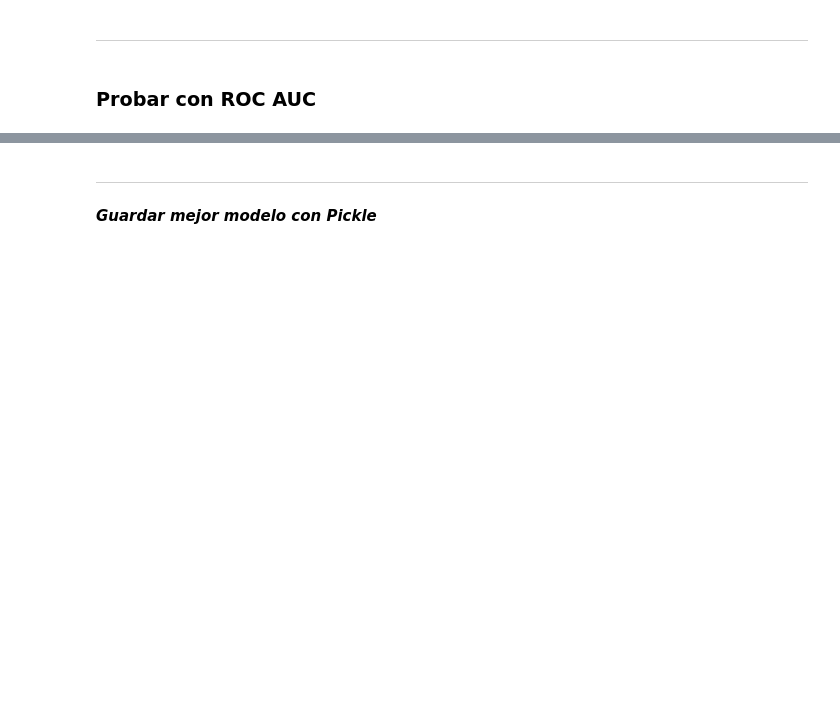
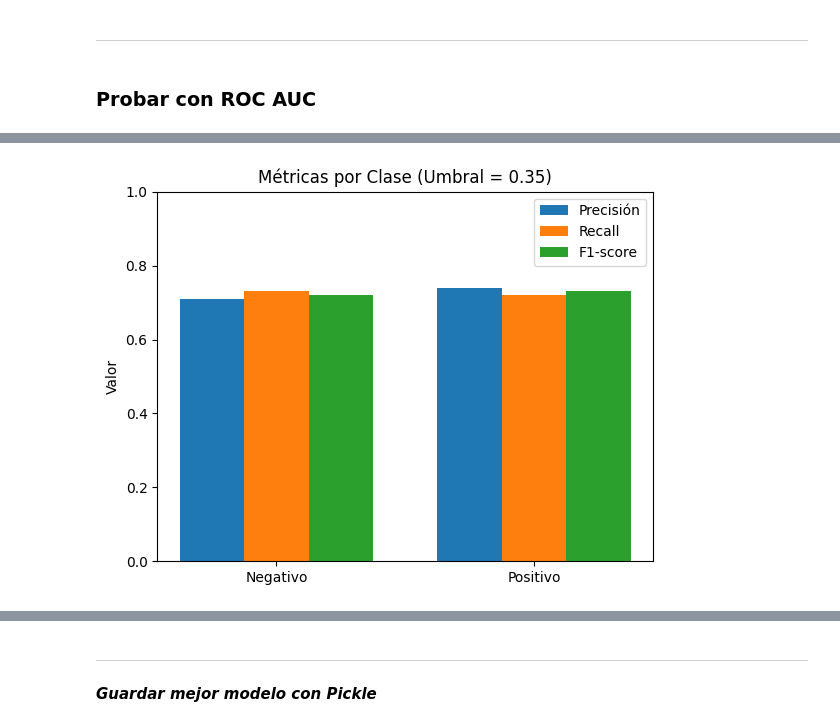
Before and after one commit to NaiSaratxaga/ML_sleep_lifestyle_predictor, a Jupyter notebook: src/notebooks/03_Entrenamiento_diagnostico_confirmado.ipynb, the cells around one changed output, grey strips where cells are left out. Saved outputs shown, nothing was run; the diff lists cells and outputs as text; code cells hidden in the pictures; blank space fills up the shorter version.

```diff
--- a/src/notebooks/03_Entrenamiento_diagnostico_confirmado.ipynb
+++ b/src/notebooks/03_Entrenamiento_diagnostico_confirmado.ipynb
@@ -745,0 +711,23 @@ weighted avg       0.72      0.72      0.72       773
+# %%
+# Valores de las métricas obtenidos del reporte
+labels = ["Negativo", "Positivo"]
+precision = [0.71, 0.74]
+recall    = [0.73, 0.72]
+f1_score  = [0.72, 0.73]
+
+x = np.arange(len(labels))
+width = 0.25
+
+plt.figure()
+plt.bar(x - width, precision, width, label="Precisión")
+plt.bar(x,       recall,    width, label="Recall")
+plt.bar(x + width, f1_score, width, label="F1-score")
+
+plt.xticks(x, labels)
+plt.ylabel("Valor")
+plt.ylim(0, 1)
+plt.title("Métricas por Clase (Umbral = 0.35)")
+plt.legend()
+plt.show()
+# %% [output]
+[figure, added]
```
Also changed, not shown: parts of 39 cells of this notebook, 2 other files.
